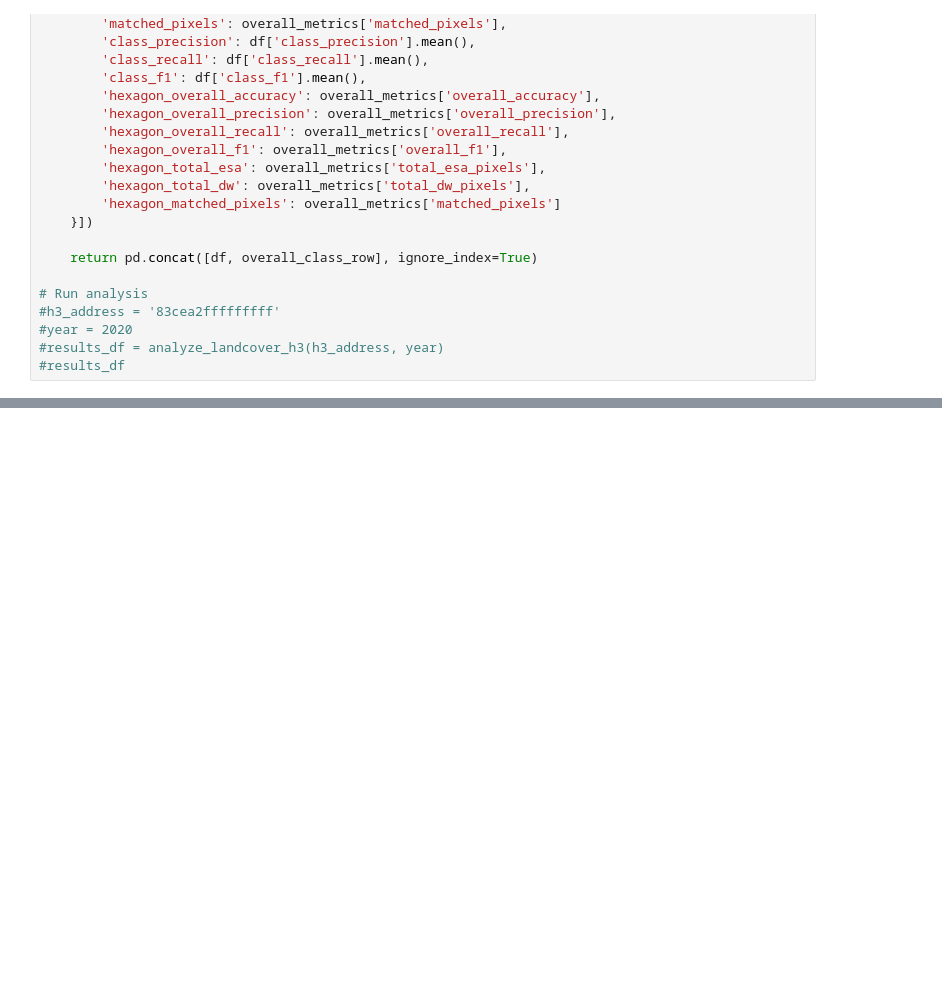
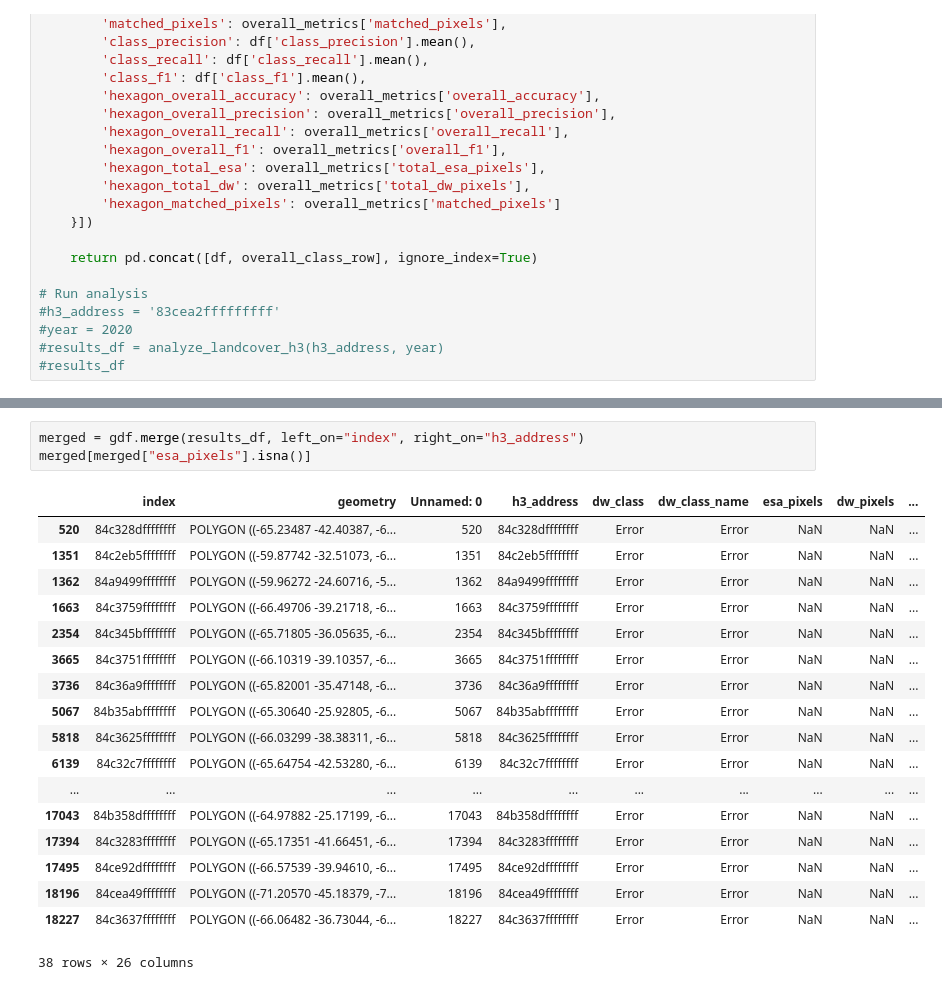
Before and after one commit to SantiRimedio/Tesina, a Jupyter notebook: Testeo_validacion_metodología_paper.ipynb, the cells around one changed output, grey strips where cells are left out. Saved outputs shown, nothing was run; the diff lists cells and outputs as text; blank space fills up the shorter version.

```diff
--- a/Testeo_validacion_metodología_paper.ipynb
+++ b/Testeo_validacion_metodología_paper.ipynb
@@ -312,0 +398,22 @@ results_df.to_csv("/Users/santi/DataspellProjects/Tesina/Scripts/Data/Geo/DW_Val
+# %%
+merged = gdf.merge(results_df, left_on="index", right_on="h3_address")
+merged[merged["esa_pixels"].isna()]
+# %% [output]
+|  | index | geometry | Unnamed: 0 | h3_address | dw_class | dw_class_name | esa_pixels | dw_pixels | ... |
+| 520 | 84c328dffffffff | POLYGON ((-65.23487 -42.40387, -6... | 520 | 84c328dffffffff | Error | Error | NaN | NaN | ... |
+| 1351 | 84c2eb5ffffffff | POLYGON ((-59.87742 -32.51073, -6... | 1351 | 84c2eb5ffffffff | Error | Error | NaN | NaN | ... |
+| 1362 | 84a9499ffffffff | POLYGON ((-59.96272 -24.60716, -5... | 1362 | 84a9499ffffffff | Error | Error | NaN | NaN | ... |
+| 1663 | 84c3759ffffffff | POLYGON ((-66.49706 -39.21718, -6... | 1663 | 84c3759ffffffff | Error | Error | NaN | NaN | ... |
+| 2354 | 84c345bffffffff | POLYGON ((-65.71805 -36.05635, -6... | 2354 | 84c345bffffffff | Error | Error | NaN | NaN | ... |
+| 3665 | 84c3751ffffffff | POLYGON ((-66.10319 -39.10357, -6... | 3665 | 84c3751ffffffff | Error | Error | NaN | NaN | ... |
+| 3736 | 84c36a9ffffffff | POLYGON ((-65.82001 -35.47148, -6... | 3736 | 84c36a9ffffffff | Error | Error | NaN | NaN | ... |
+| 5067 | 84b35abffffffff | POLYGON ((-65.30640 -25.92805, -6... | 5067 | 84b35abffffffff | Error | Error | NaN | NaN | ... |
+| 5818 | 84c3625ffffffff | POLYGON ((-66.03299 -38.38311, -6... | 5818 | 84c3625ffffffff | Error | Error | NaN | NaN | ... |
+| 6139 | 84c32c7ffffffff | POLYGON ((-65.64754 -42.53280, -6... | 6139 | 84c32c7ffffffff | Error | Error | NaN | NaN | ... |
+| ... | ... | ... | ... | ... | ... | ... | ... | ... | ... |
+| 17043 | 84b358dffffffff | POLYGON ((-64.97882 -25.17199, -6... | 17043 | 84b358dffffffff | Error | Error | NaN | NaN | ... |
+| 17394 | 84c3283ffffffff | POLYGON ((-65.17351 -41.66451, -6... | 17394 | 84c3283ffffffff | Error | Error | NaN | NaN | ... |
+| 17495 | 84ce92dffffffff | POLYGON ((-66.57539 -39.94610, -6... | 17495 | 84ce92dffffffff | Error | Error | NaN | NaN | ... |
+| 18196 | 84cea49ffffffff | POLYGON ((-71.20570 -45.18379, -7... | 18196 | 84cea49ffffffff | Error | Error | NaN | NaN | ... |
+| 18227 | 84c3637ffffffff | POLYGON ((-66.06482 -36.73044, -6... | 18227 | 84c3637ffffffff | Error | Error | NaN | NaN | ... |
+38 rows × 26 columns
```
Also changed, not shown: parts of 13 cells of this notebook, 2 other files.
